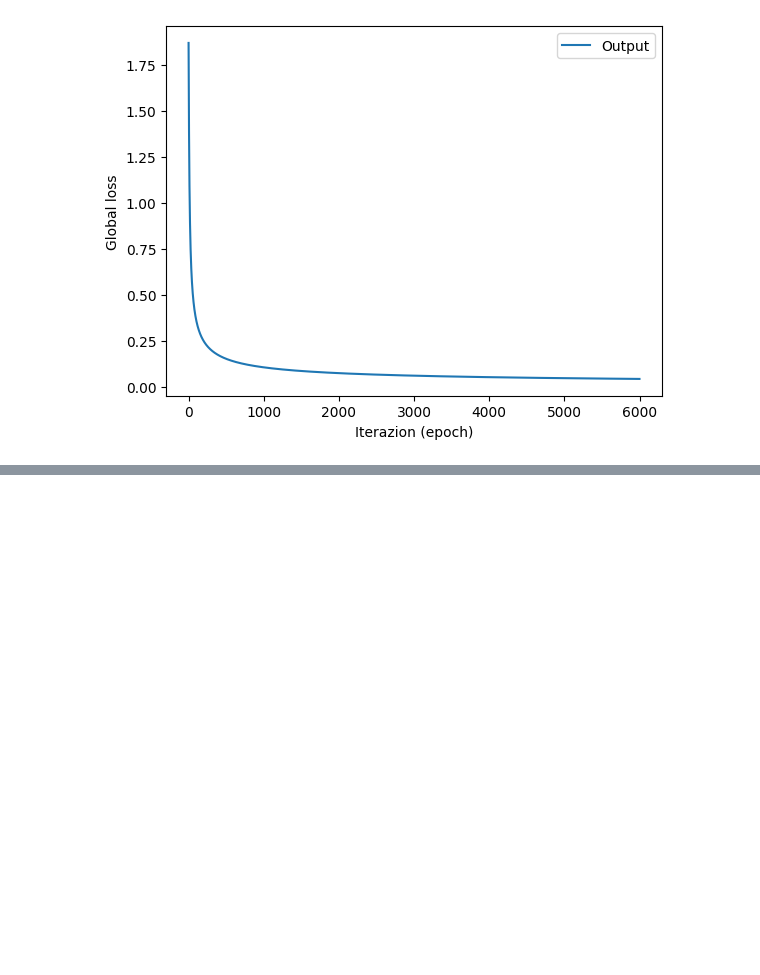
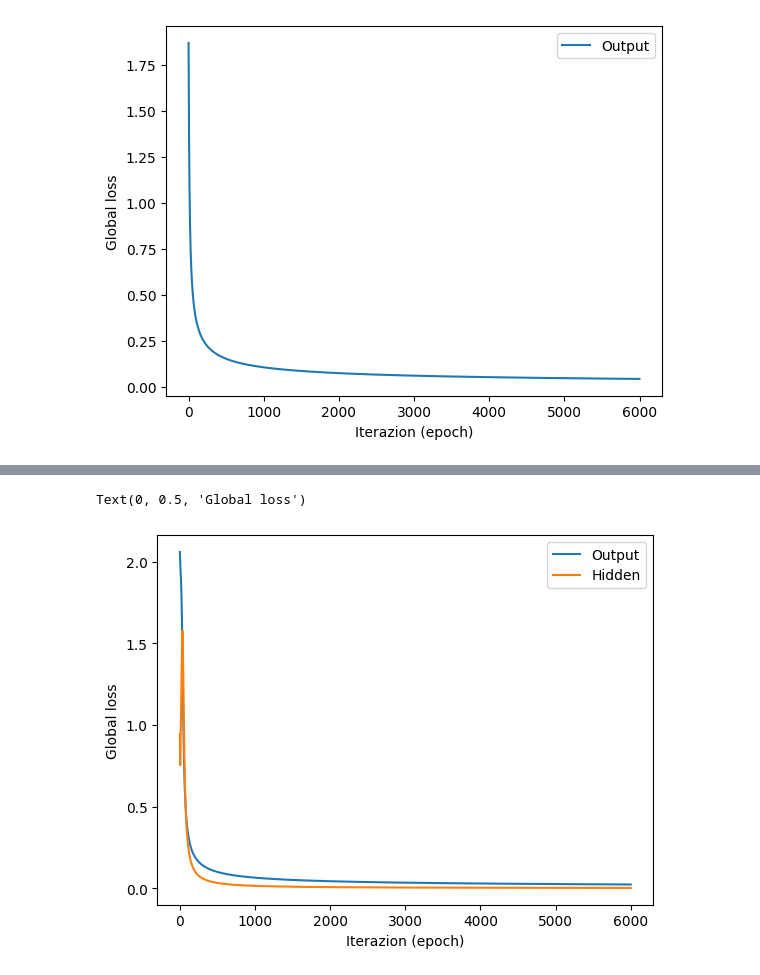
Before and after one commit to marcocaramanti/MLPNS_MCaramanti, a Jupyter notebook: W7_NN/neural_network.ipynb, the cells around one changed output, grey strips where cells are left out. Cells and saved outputs as stored; diff of their text form; code cells hidden in the pictures; blank space fills up the shorter version.

Commit message:
Add hidden layer

```diff
--- a/W7_NN/neural_network.ipynb
+++ b/W7_NN/neural_network.ipynb
@@ -141,0 +211,9 @@ Text(0, 0.5, 'Global loss')
+# %%
+pl.plot(loss_output, label="Output")
+pl.plot(loss_hidden, label="Hidden")
+pl.legend()
+pl.xlabel("Iterazion (epoch)")
+pl.ylabel("Global loss")
+# %% [output]
+Text(0, 0.5, 'Global loss')
+[figure, added]
```
Also changed, not shown: parts of 4 cells of this notebook.
